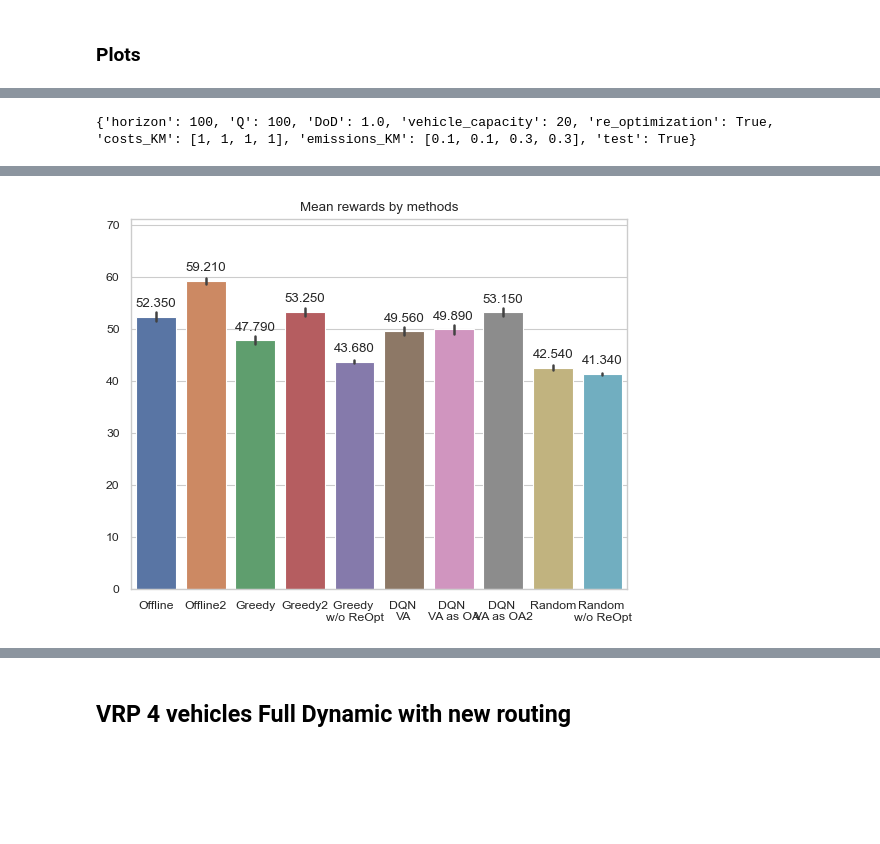
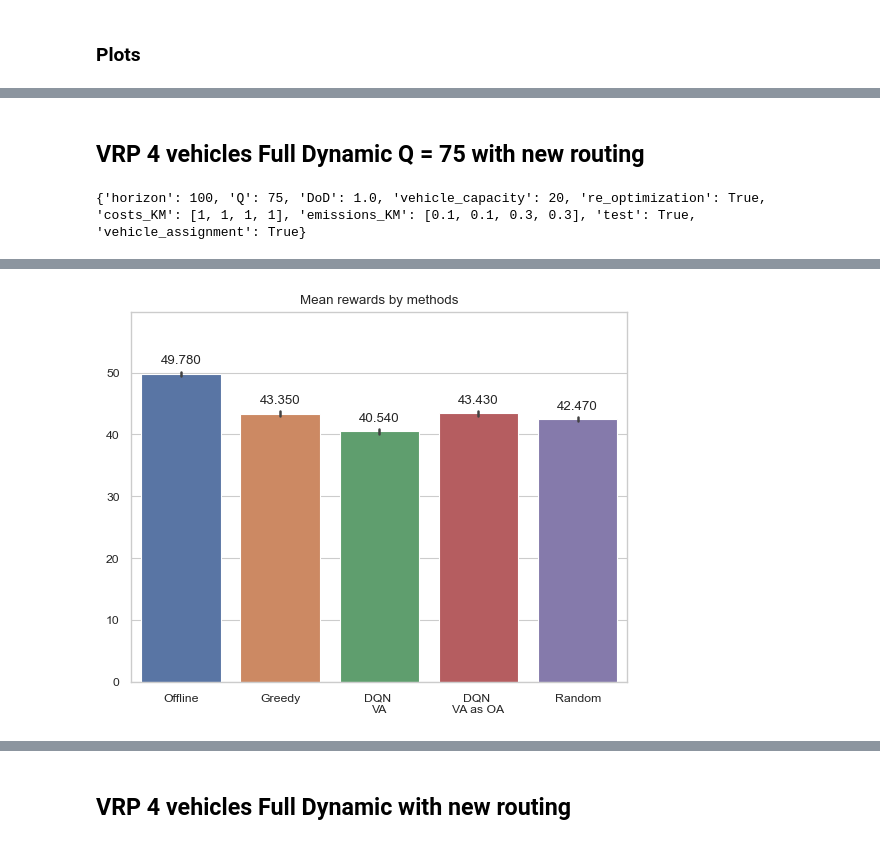
Before and after one commit to Farid-Najar/DynamicQVRP, a Jupyter notebook: results.ipynb, the cells around one changed output, grey strips where cells are left out. Saved outputs shown, nothing was run; the diff lists cells and outputs as text; code cells hidden in the pictures; blank space fills up the shorter version.

```diff
--- a/results.ipynb
+++ b/results.ipynb
@@ -865,9 +1199,11 @@ plot(data, total_cap=env_configs["vehicle_capacity"]*4)
+# %% [markdown]
+## VRP 4 vehicles Full Dynamic Q = 75 with new routing
 # %%
 import pickle
 
 wo = 'woReOpt'
 w = 'wReOpt'
-file = "res_VRP4_DoD100_Q100"
+file = "res_VRP4_DoD100_Q75"
 
 with open(f'results/{file}/{w}/env_configs.pkl', 'rb') as f:
     env_configs = pickle.load(f)
@@ -881,8 +1217,8 @@ print(env_configs)
 with open(f'results/{file}/res_offline.pkl', "rb") as f:
     res_offline = pickle.load(f)
 
-with open(f'results/{file}/res_offline2.pkl', "rb") as f:
-    res_offline2 = pickle.load(f)
+# with open(f'results/{file}/res_offline2.pkl', "rb") as f:
+#     res_offline2 = pickle.load(f)
 
 # with open(f'results/{file}/{w}/res_RL_DQN_OA.pkl', "rb") as f:
 #     res_RL = pickle.load(f)
@@ -895,30 +1231,28 @@ with open(f'results/{file}/res_offline2.pkl', "rb") as f:
 with open(f'results/{file}/{w}/res_greedy.pkl', "rb") as f:
     res_greedy = pickle.load(f)
 
-with open(f'results/{file}/{w}/res_greedy2.pkl', "rb") as f:
-    res_greedy2 = pickle.load(f)
+# with open(f'results/{file}/{w}/res_greedy2.pkl', "rb") as f:
+#     res_greedy2 = pickle.load(f)
 
 with open(f'results/{file}/{w}/res_random.pkl', "rb") as f:
     res_random = pickle.load(f)
 
-with open(f'results/{file}/{w}/res_random2.pkl', "rb") as f:
-    res_random2 = pickle.load(f)
+# with open(f'results/{file}/{w}/res_random2.pkl', "rb") as f:
+#     res_random2 = pickle.load(f)
 
-with open(f'results/{file}/{wo}/res_random.pkl', "rb") as f:
-    res_random_wo = pickle.load(f)
+# with open(f'results/{file}/{wo}/res_random.pkl', "rb") as f:
+#     res_random_wo = pickle.load(f)
 
 
-with open(f'results/{file}/{wo}/res_greedy.pkl', "rb") as f:
-    res_greedy_wo = pickle.load(f)
 
 with open(f'results/{file}/{wo}/res_RL_DQN_VA.pkl', "rb") as f:
-    res_RL_wo = pickle.load(f)
+    res_RL_VA = pickle.load(f)
 
 with open(f'results/{file}/{w}/res_RL_DQN_VA_as_OA.pkl', "rb") as f:
     res_RL_VAasOA = pickle.load(f)
 
-with open(f'results/{file}/{w}/res_RL_DQN_VA_as_OA2.pkl', "rb") as f:
-    res_RL_VAasOA2 = pickle.load(f)
+# with open(f'results/{file}/{w}/res_RL_DQN_VA_as_OA2.pkl', "rb") as f:
+#     res_RL_VAasOA2 = pickle.load(f)
 
 # with open(f'results/{file}/{wo}/res_RL_DQN_VA_uniforme.pkl', "rb") as f:
 #     res_RL_wo_uni = pickle.load(f)
@@ -929,22 +1263,17 @@ with open(f'results/{file}/{w}/res_RL_DQN_VA_as_OA2.pkl', "rb") as f:
 # with open(f'results/{file}/{wo}/res_MSA.pkl', "rb") as f:
 #     res_MSA_wo = pickle.load(f)
 
-with open(f'results/{file}/{wo}/res_random.pkl', "rb") as f:
-    res_random_wo = pickle.load(f)
 
 data = {
     "Offline" : res_offline['rs'],
-    "Offline2" : res_offline2['rs'],
     "Greedy" : res_greedy['rs'],
-    "Greedy2" : res_greedy2['rs'],
-    "Greedy \nw/o ReOpt" : res_greedy_wo['rs'],
+    # "Greedy \nw/o ReOpt" : res_greedy_wo['rs'],
     # "SL" : res_SL['rs'],
-    "DQN \nVA" : res_RL_wo['rs'],
+    "DQN \nVA" : res_RL_VA['rs'],
     "DQN \nVA as OA" : res_RL_VAasOA['rs'],
-    "DQN \nVA as OA2" : res_RL_VAasOA2['rs'],
     # "DQN VA uni" : res_RL_wo_uni['rs'],
     # "DQN VA uni2" : res_RL_wo_uniuni['rs'],
-    # "DQN OA" : res_RL['rs'],
+    # "DQN \nOA" : res_RL['rs'],
     # "DQN OA uni" : res_RL_uni['rs'],
     # "MSA" : res_MSA['rs'],
     # "MSA" : res_MSA['rs'],
@@ -952,10 +1281,10 @@ data = {
     # "DQN u" : res_RL_equiProb['rs'],
     # "RL (PPO)" : res_RL_PPO['rs'],
     "Random" : res_random['rs'],
-    "Random \nw/o ReOpt" : res_random_wo['rs'],
+    # "Random \nw/o ReOpt" : res_random_wo['rs'],
 }
 
 sns.color_palette("deep")
 plot(data, total_cap=env_configs["vehicle_capacity"]*4)
 # %% [output]
-{'horizon': 100, 'Q': 100, 'DoD': 1.0, 'vehicle_capacity': 20, 're_optimization': True, 'costs_KM': [1, 1, 1, 1], 'emissions_KM': [0.1, 0.1, 0.3, 0.3], 'test': True}
+{'horizon': 100, 'Q': 75, 'DoD': 1.0, 'vehicle_capacity': 20, 're_optimization': True, 'costs_KM': [1, 1, 1, 1], 'emissions_KM': [0.1, 0.1, 0.3, 0.3], 'test': True, 'vehicle_assignment': True}
@@ -964 +1293 @@ plot(data, total_cap=env_configs["vehicle_capacity"]*4)
-[figure, old version]
+[figure, new version]
```
Also changed, not shown: parts of 14 cells of this notebook, 28 other files.
